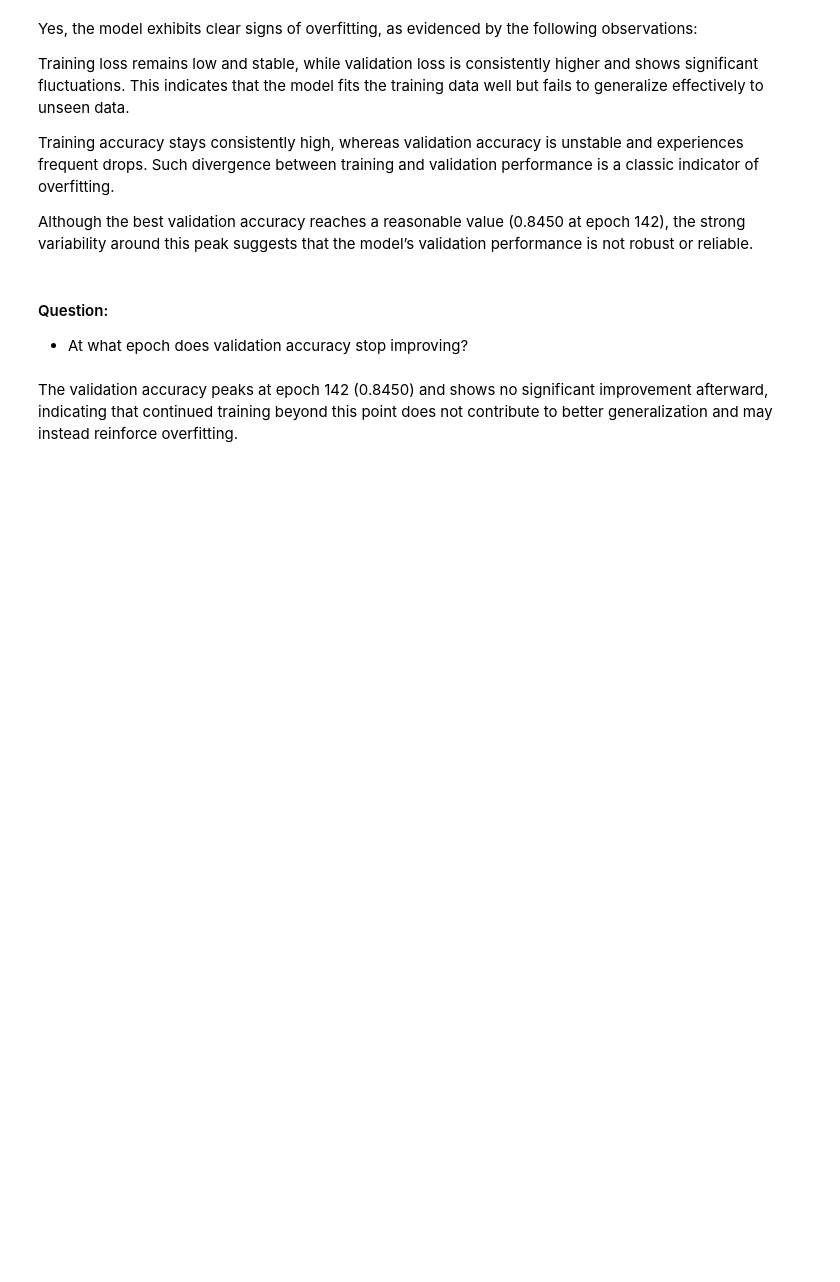
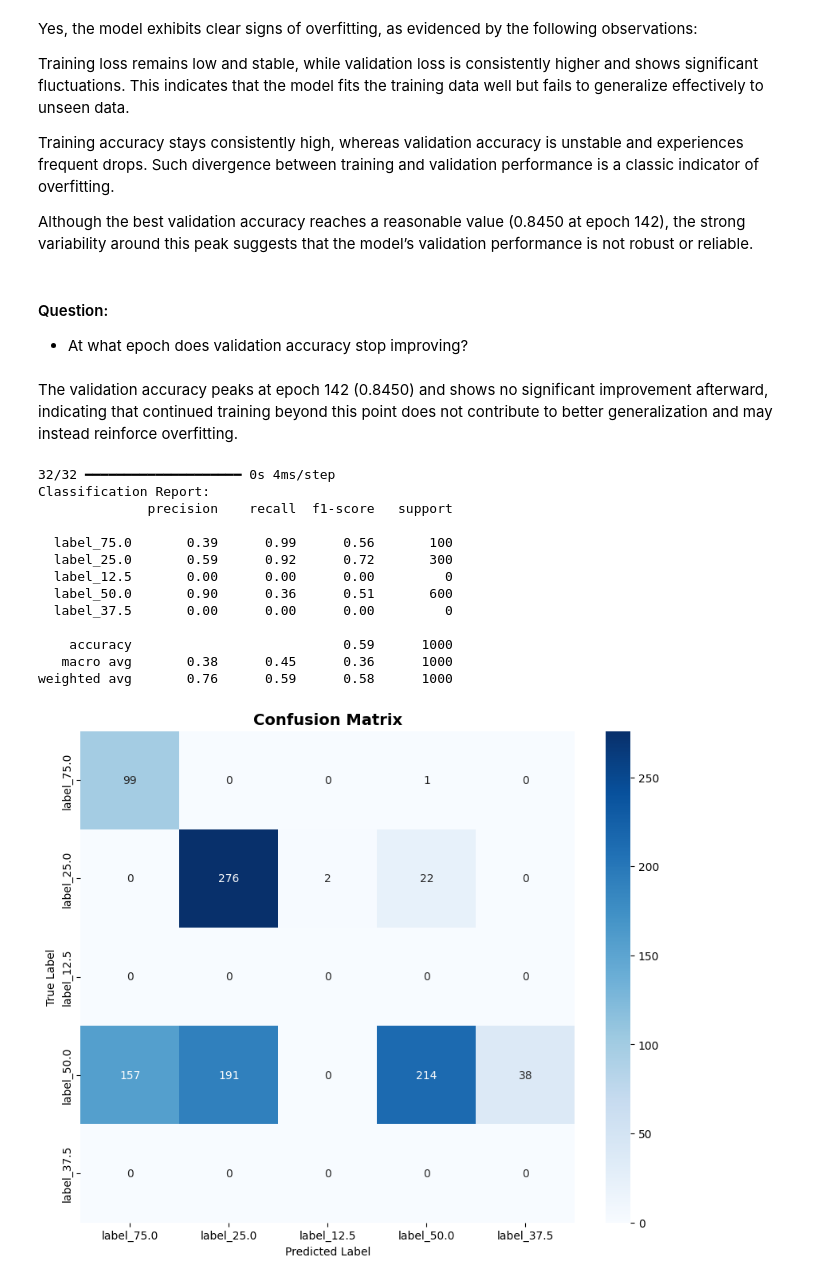
Before and after one commit to Mohamedb01/MADRE, a Jupyter notebook: NeuralNetworks/tp6_neural_nets.ipynb, the cells around one changed output. Saved outputs shown, nothing was run; the diff lists cells and outputs as text; code cells hidden in the pictures; blank space fills up the shorter version.

```diff
--- a/NeuralNetworks/tp6_neural_nets.ipynb
+++ b/NeuralNetworks/tp6_neural_nets.ipynb
@@ -802,3 +815,38 @@ Although the best validation accuracy reaches a reasonable value (0.8450 at epoc
 - At what epoch does validation accuracy stop improving?
 # %% [markdown]
 The validation accuracy peaks at epoch 142 (0.8450) and shows no significant improvement afterward, indicating that continued training beyond this point does not contribute to better generalization and may instead reinforce overfitting.
+# %%
+from sklearn.metrics import classification_report, confusion_matrix
+import seaborn as sns
+
+y_pred_probs = model.predict(X_test)
+y_pred = np.argmax(y_pred_probs, axis=1)
+y_true = np.argmax(y_test.values, axis=1)
+
+print("Classification Report:")
+print(classification_report(y_true, y_pred, target_names=one_hot_encoder.get_feature_names_out()))
+
+plt.figure(figsize=(10, 8))
+cm = confusion_matrix(y_true, y_pred)
+sns.heatmap(cm, annot=True, fmt='d', cmap='Blues',
+            xticklabels=one_hot_encoder.get_feature_names_out(),
+            yticklabels=one_hot_encoder.get_feature_names_out())
+plt.title('Confusion Matrix', fontsize=14, fontweight='bold')
+plt.xlabel('Predicted Label')
+plt.ylabel('True Label')
+plt.show()
+# %% [output]
+32/32 ━━━━━━━━━━━━━━━━━━━━ 0s 4ms/step
+Classification Report:
+              precision    recall  f1-score   support
+
+  label_75.0       0.39      0.99      0.56       100
+  label_25.0       0.59      0.92      0.72       300
+  label_12.5       0.00      0.00      0.00         0
+  label_50.0       0.90      0.36      0.51       600
+  label_37.5       0.00      0.00      0.00         0
+
+    accuracy                           0.59      1000
+   macro avg       0.38      0.45      0.36      1000
+weighted avg       0.76      0.59      0.58      1000
+[figure, added]
```
Also changed, not shown: parts of 14 cells of this notebook.
